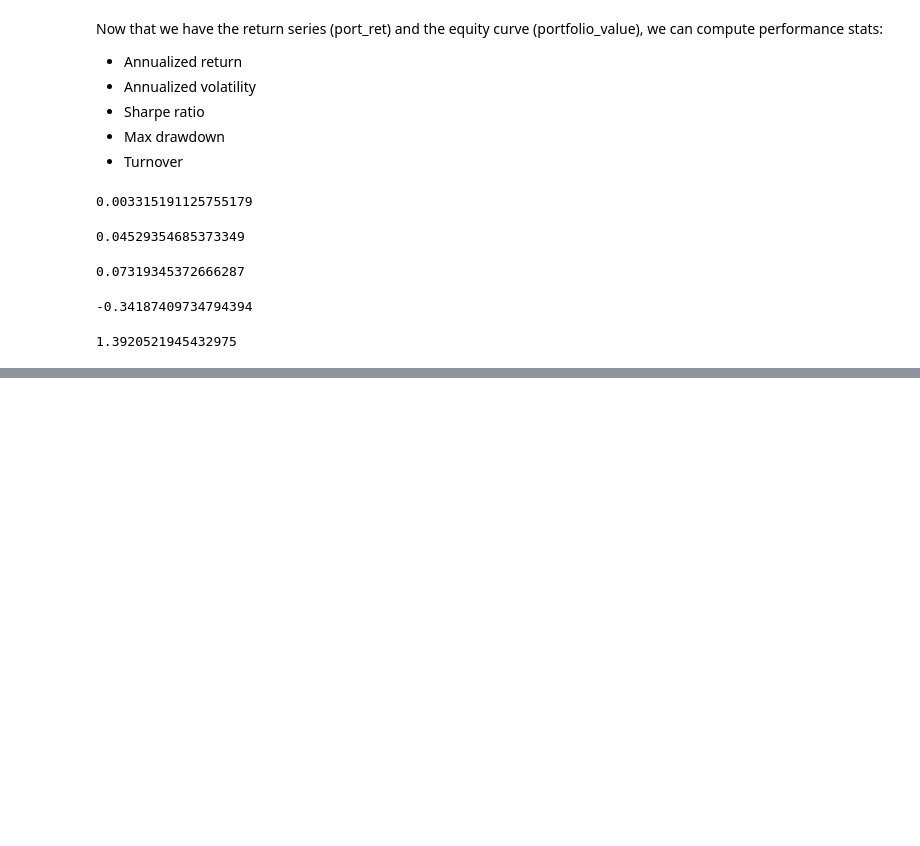
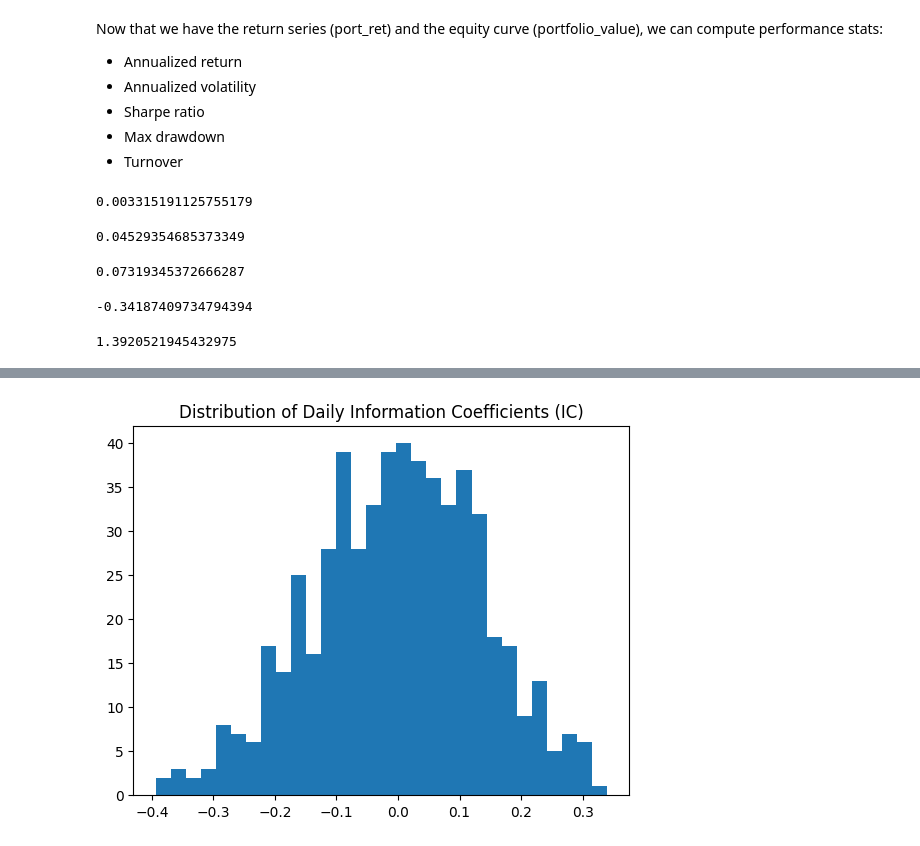
Before and after one commit to emmetand/dynamic-quant-equity-simulator, a Jupyter notebook: notebooks/ridge_model.ipynb, the cells around one changed output, grey strips where cells are left out. Saved outputs shown, nothing was run; the diff lists cells and outputs as text; code cells hidden in the pictures; blank space fills up the shorter version.

```diff
--- a/notebooks/ridge_model.ipynb
+++ b/notebooks/ridge_model.ipynb
@@ -262,0 +281,8 @@ daily_turnover
+# %%
+# Daily IC distribution
+
+plt.hist(ics, bins=30)
+plt.title("Distribution of Daily Information Coefficients (IC)")
+plt.show()
+# %% [output]
+[figure, added]
```
Also changed, not shown: parts of 6 cells of this notebook, 6 other files.
